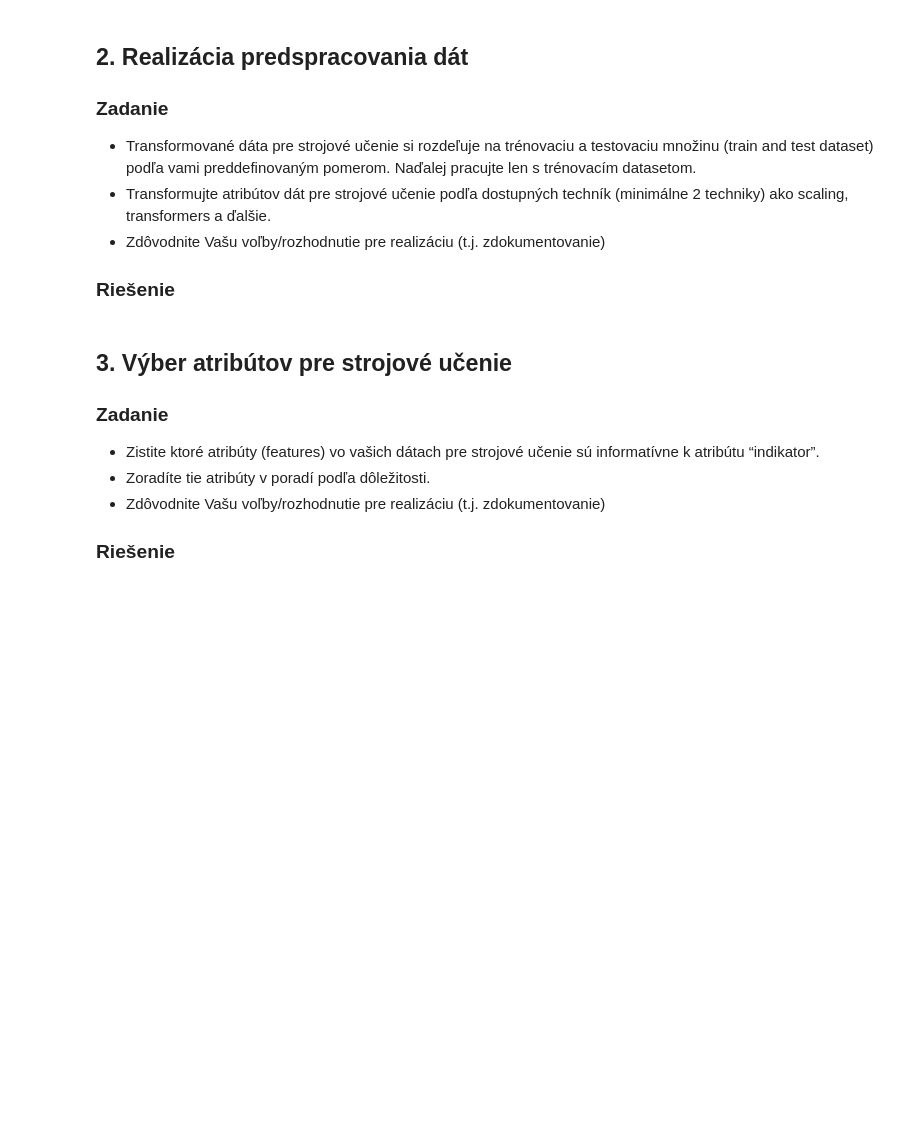
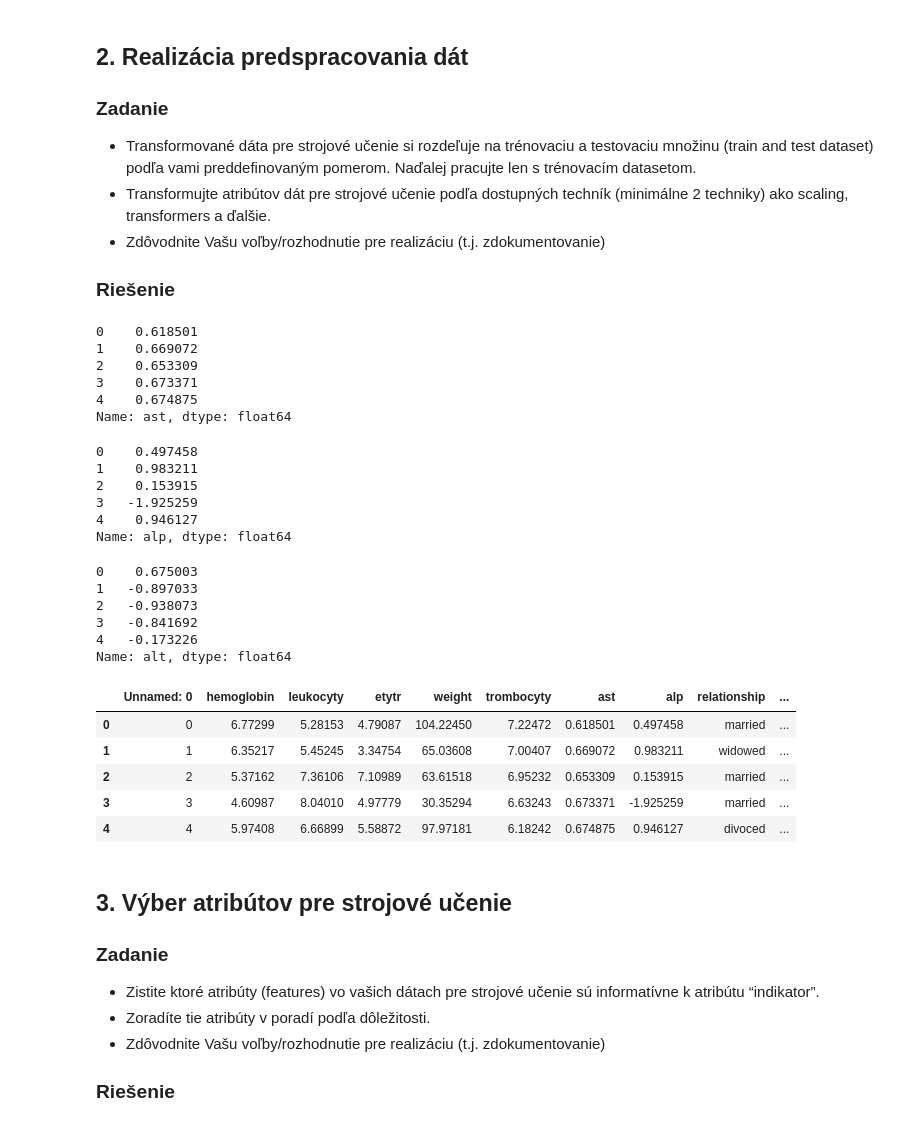
Before and after one commit to Matovic/Chronic-Lymphocytic-Leukemia, a Jupyter notebook: src/2_data_pre-processing/2-DPP.ipynb, the cells around one changed output. Cells and saved outputs as stored; diff of their text form; code cells hidden in the pictures; blank space fills up the shorter version.

```diff
--- a/src/2_data_pre-processing/2-DPP.ipynb
+++ b/src/2_data_pre-processing/2-DPP.ipynb
@@ -768,6 +659,58 @@ Na základe **info** je potrebné riešiť transformáciu viacerých údajov na
 - Zdôvodnite Vašu voľby/rozhodnutie pre realizáciu (t.j. zdokumentovanie)
 
 ### Riešenie
+# %%
+def scalingNinja(df_toScale):
+    min_max_scaler = preprocessing.MinMaxScaler(feature_range =(0, 1))
+    scaled_dataframe = min_max_scaler.fit_transform(df_toScale.values.reshape(-1,1))
+    return scaled_dataframe
+
+def standardisatingNinja(df_toScale):
+    Standardisation = preprocessing.StandardScaler()
+    scaled_dataframe = Standardisation.fit_transform(df_toScale.values.reshape(-1,1))
+    return scaled_dataframe
+
+def powerTransform(df_toTransform):
+    return power_transform(df_toTransform.values.reshape(-1,1))
+# %%
+df_labor["ast"] = scalingNinja(df_labor["ast"])
+df_labor["ast"].head()
+# %% [output]
+0    0.618501
+1    0.669072
+2    0.653309
+3    0.673371
+4    0.674875
+Name: ast, dtype: float64
+# %%
+df_labor["alp"] = standardisatingNinja(df_labor["alp"])
+df_labor["alp"].head()
+# %% [output]
+0    0.497458
+1    0.983211
+2    0.153915
+3   -1.925259
+4    0.946127
+Name: alp, dtype: float64
+# %%
+df_labor["alt"] = powerTransform(df_labor["alt"])
+df_labor["alt"].head()
+# %% [output]
+0    0.675003
+1   -0.897033
+2   -0.938073
+3   -0.841692
+4   -0.173226
+Name: alt, dtype: float64
+# %%
+df_labor.head()
+# %% [output]
+|  | Unnamed: 0 | hemoglobin | leukocyty | etytr | weight | trombocyty | ast | alp | relationship | ... |
+| 0 | 0 | 6.77299 | 5.28153 | 4.79087 | 104.22450 | 7.22472 | 0.618501 | 0.497458 | married | ... |
+| 1 | 1 | 6.35217 | 5.45245 | 3.34754 | 65.03608 | 7.00407 | 0.669072 | 0.983211 | widowed | ... |
+| 2 | 2 | 5.37162 | 7.36106 | 7.10989 | 63.61518 | 6.95232 | 0.653309 | 0.153915 | married | ... |
+| 3 | 3 | 4.60987 | 8.04010 | 4.97779 | 30.35294 | 6.63243 | 0.673371 | -1.925259 | married | ... |
+| 4 | 4 | 5.97408 | 6.66899 | 5.58872 | 97.97181 | 6.18242 | 0.674875 | 0.946127 | divoced | ... |
 # %% [markdown]
 ## 3. Výber atribútov pre strojové učenie
 
```
Also changed, not shown: parts of 39 cells of this notebook.
